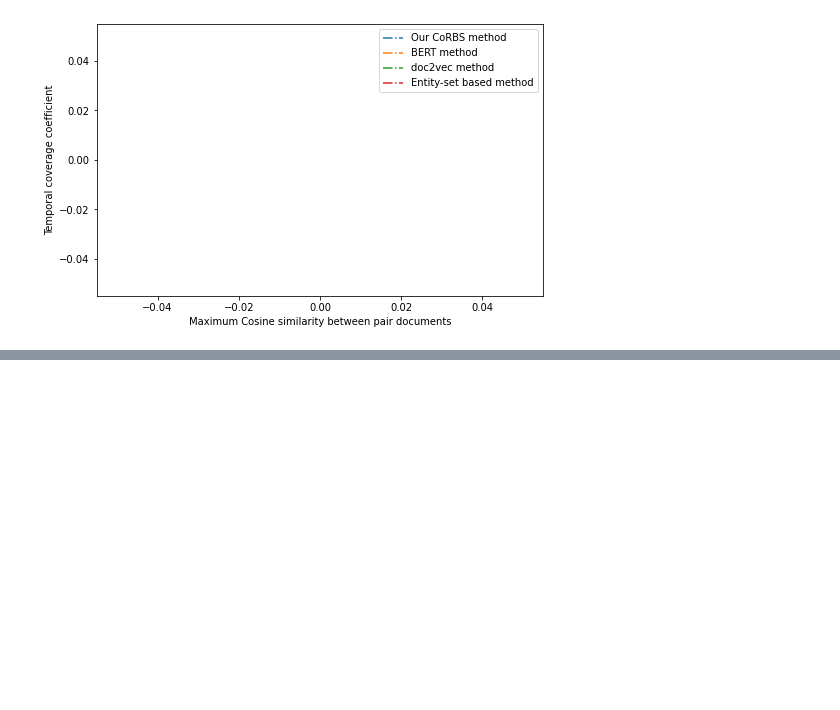
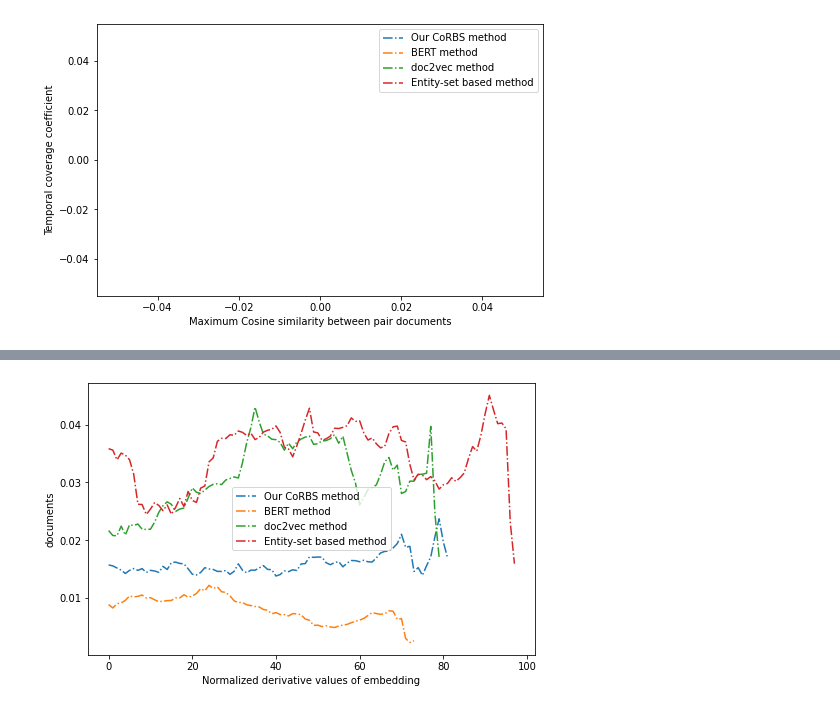
Before and after one commit to AlirezaPNouri/CoRBS, a Jupyter notebook: ComprehensiveCode.ipynb, the cells around one changed output, grey strips where cells are left out. Cells and saved outputs as stored; diff of their text form; code cells hidden in the pictures; blank space fills up the shorter version.

```diff
--- a/ComprehensiveCode.ipynb
+++ b/ComprehensiveCode.ipynb
@@ -1703,0 +2031,36 @@ for ind in range(c):
+# %%
+plt.figure(figsize=(8,5))
+
+story_n = 2
+
+
+
+# y = disp_doc2vec_n
+# plt.plot(x, y, label = "doc2vec method ", linestyle="-." )
+normalized_fac = 25
+
+x = [x for x in range(len(NYT_proposed_gradient[story_n]))]
+y = [np.average(np.absolute(NYT_proposed_gradient[story_n][i:i+normalized_fac])) for i in range(len(NYT_proposed_gradient[story_n]))]
+plt.plot(x, y, label = "Our CoRBS method", linestyle="-." )
+
+
+y = [np.average(np.absolute(NYT_bert_gradient[story_n][i:i+normalized_fac])) for i in range(len(NYT_bert_gradient[story_n]))]
+x = [x for x in range(len(NYT_bert_gradient[story_n]))]
+plt.plot(x, y, label = "BERT method ", linestyle="-." )
+
+
+y = [np.average(np.absolute(NYT_doc2vec_gradient[story_n][i:i+normalized_fac])) for i in range(len(NYT_doc2vec_gradient[story_n]))]
+x = [x for x in range(len(NYT_doc2vec_gradient[story_n]))]
+plt.plot(x, y, label = "doc2vec method ", linestyle="-." )
+
+
+y = [np.average(np.absolute(NYT_ji_gradient[story_n][i:i+normalized_fac])) for i in range(len(NYT_ji_gradient[story_n]))]
+x = [x for x in range(len(NYT_ji_gradient[story_n]))]
+plt.plot(x, y, label = "Entity-set based method", linestyle="-." )
+
+plt.xlabel('Normalized derivative values of embedding')
+plt.ylabel('documents')
+plt.legend()
+plt.show()
+# %% [output]
+[figure, added]
```
Also changed, not shown: parts of 51 cells of this notebook.
